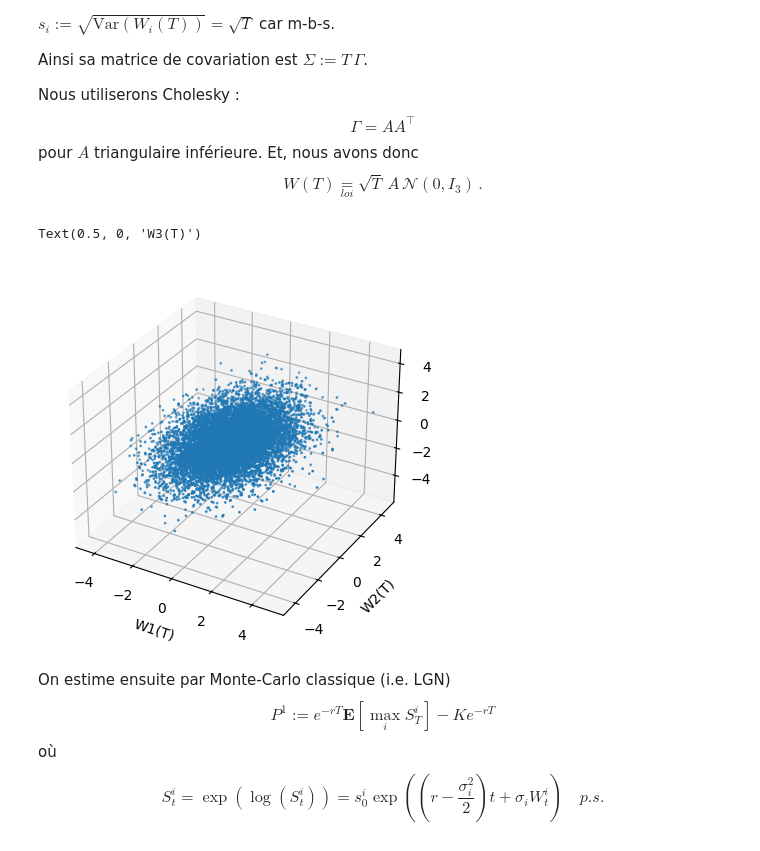
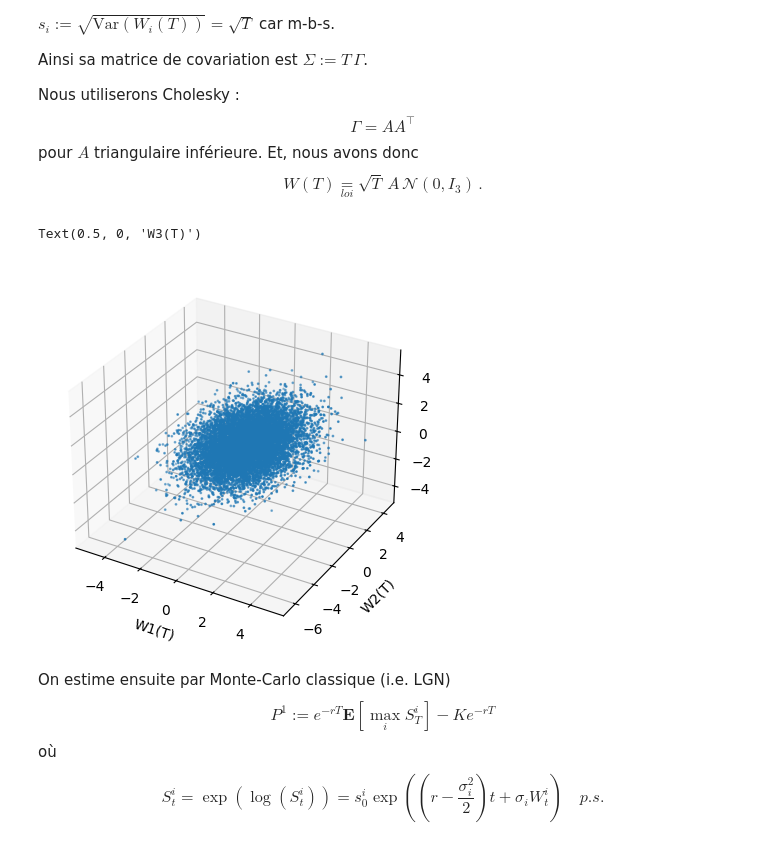
Before and after one commit to quentin-beaurez/Best-of-Options, a Jupyter notebook: Hugo_BestOf.ipynb, the cells around one changed output. Saved outputs shown, nothing was run; the diff lists cells and outputs as text; code cells hidden in the pictures.

```diff
--- a/Hugo_BestOf.ipynb
+++ b/Hugo_BestOf.ipynb
@@ -90,21 +83,21 @@ def simulate_WT (n, t=T, rho=rho, d=3) :
 # %%
 ##########################
 ##### Visualisation  #####
 ##########################
 
-WT = simulate_WT(n, T, rho)
+WT = simulate_WT(n, T, rho=0.3)
 
 fig = plt.figure()
 ax=fig.add_subplot(projection='3d')
 
 ax.scatter(WT[0], WT[1], WT[2], s=1)
 
 ax.set_xlabel('W1(T)')
 ax.set_ylabel('W2(T)')
 ax.set_zlabel('W3(T)')
 # %% [output]
 Text(0.5, 0, 'W3(T)')
-[figure, old version]
+[figure, new version]
 # %% [markdown]
 On estime ensuite par Monte-Carlo classique (i.e. LGN) $$ P^1 := e^{-rT} \mathbf{E} \left[ \max_i S_T^i \right] - K e^{-rT} $$
 où $$  S^i_t = \exp\left(\log( S^i_t)\right) = s^i_0\exp\left(\left(r - \dfrac{\sigma_i^2}{2}\right)t + \sigma_i W^i_t\right) \quad p.s. $$
```
Also changed, not shown: parts of 15 cells of this notebook.
